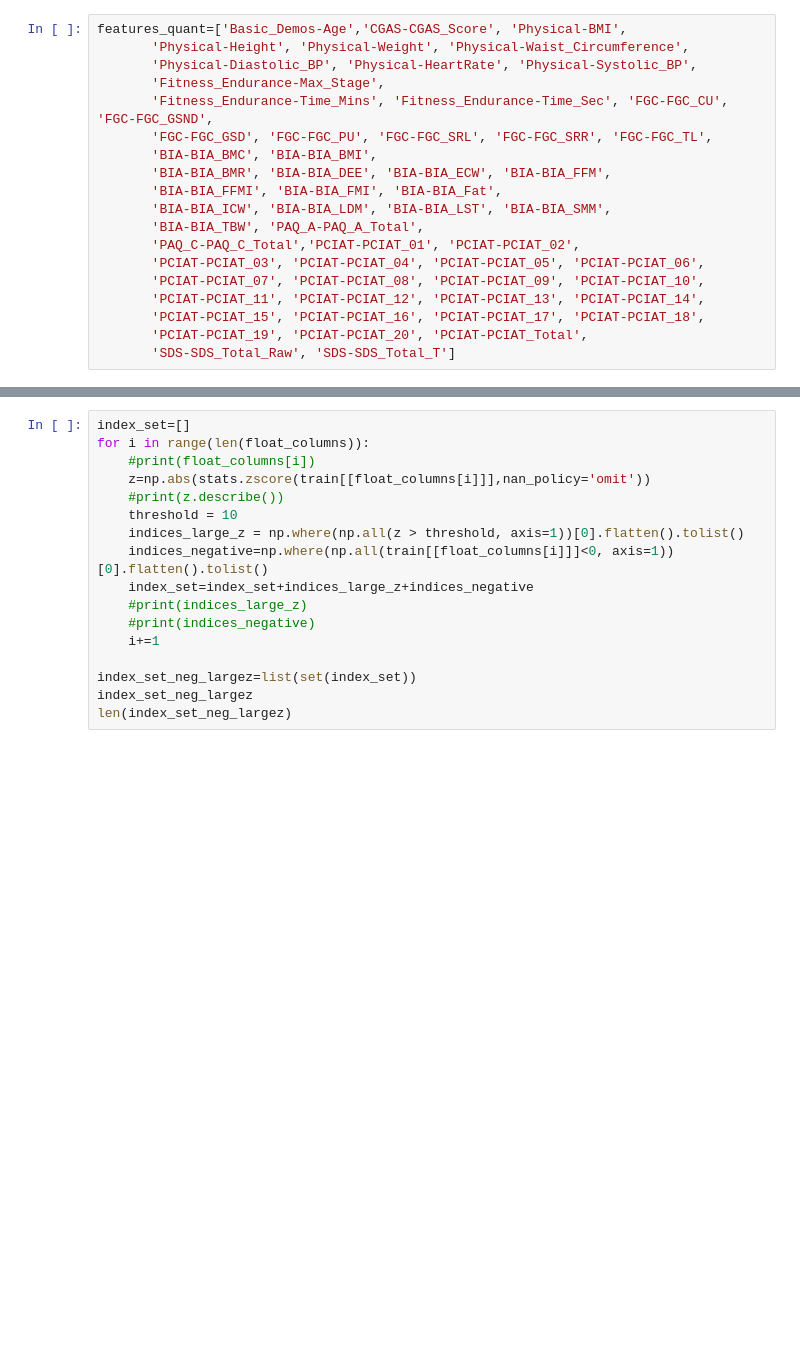
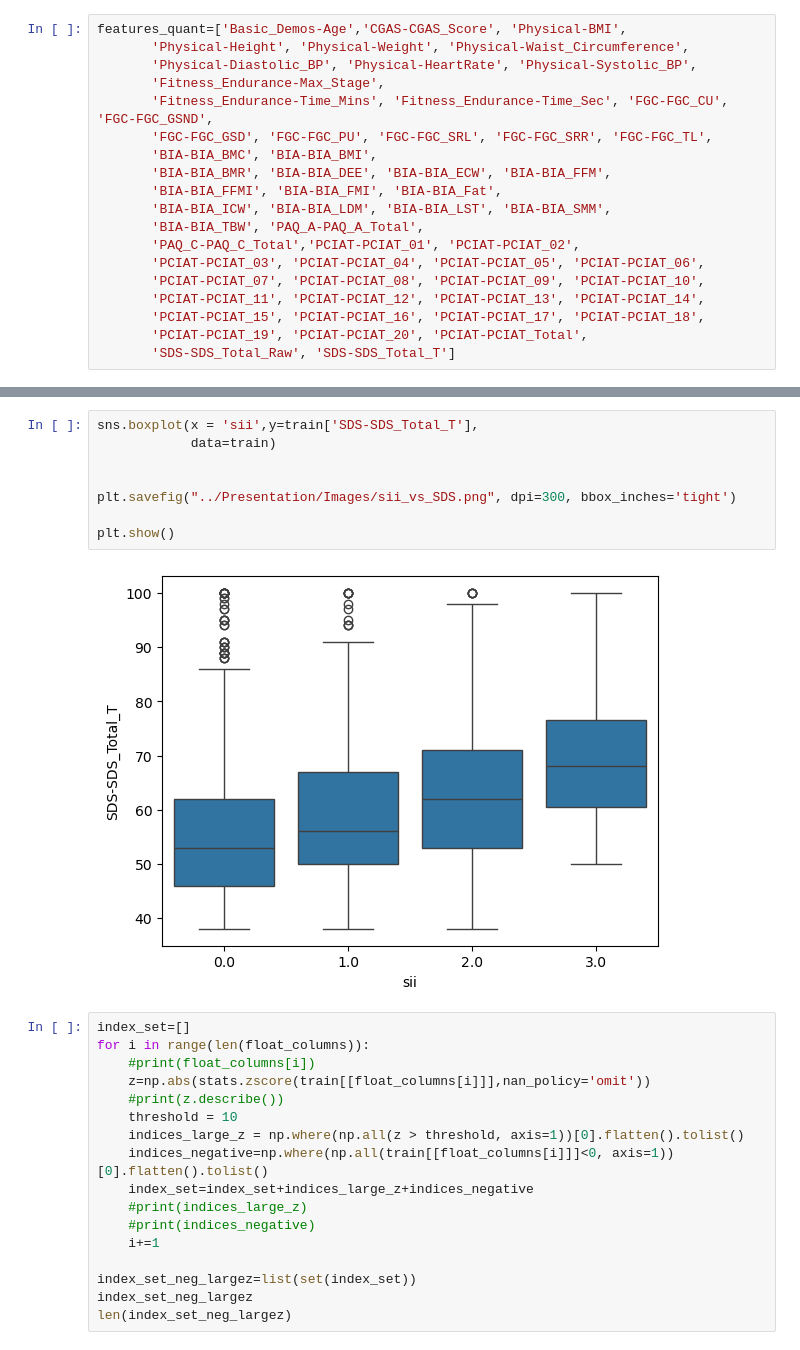
Before and after one commit to aarondweinberg/CMI_problematic_internet_use, a Jupyter notebook: Exploration_Files/EW-Exploration.ipynb, the cells around one changed output, grey strips where cells are left out. Saved outputs shown, nothing was run; the diff lists cells and outputs as text; blank space fills up the shorter version.

```diff
--- a/Exploration_Files/EW-Exploration.ipynb
+++ b/Exploration_Files/EW-Exploration.ipynb
@@ -422,6 +440,16 @@ for i in range(len(features_quant)):
 [figure]
 [figure]
 ... (46 outputs left out)
+# %%
+sns.boxplot(x = 'sii',y=train['SDS-SDS_Total_T'],
+            data=train)
+
+
+plt.savefig("../Presentation/Images/sii_vs_SDS.png", dpi=300, bbox_inches='tight')
+
+plt.show()
+# %% [output]
+[figure, added]
 # %%
 index_set=[]
 for i in range(len(float_columns)):
```
Also changed, not shown: parts of 6 cells of this notebook, 5 other files.
